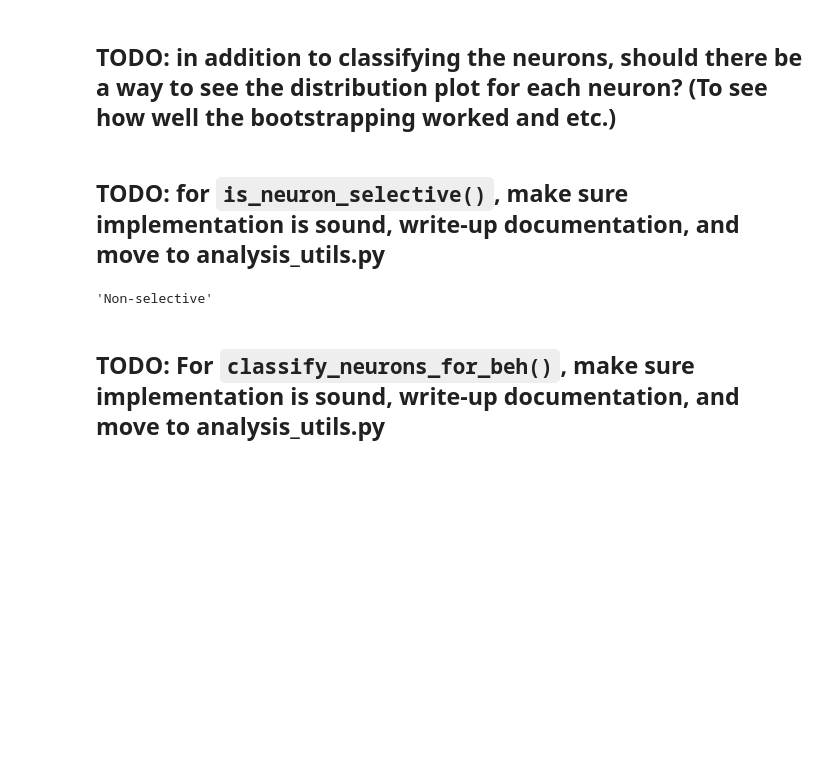
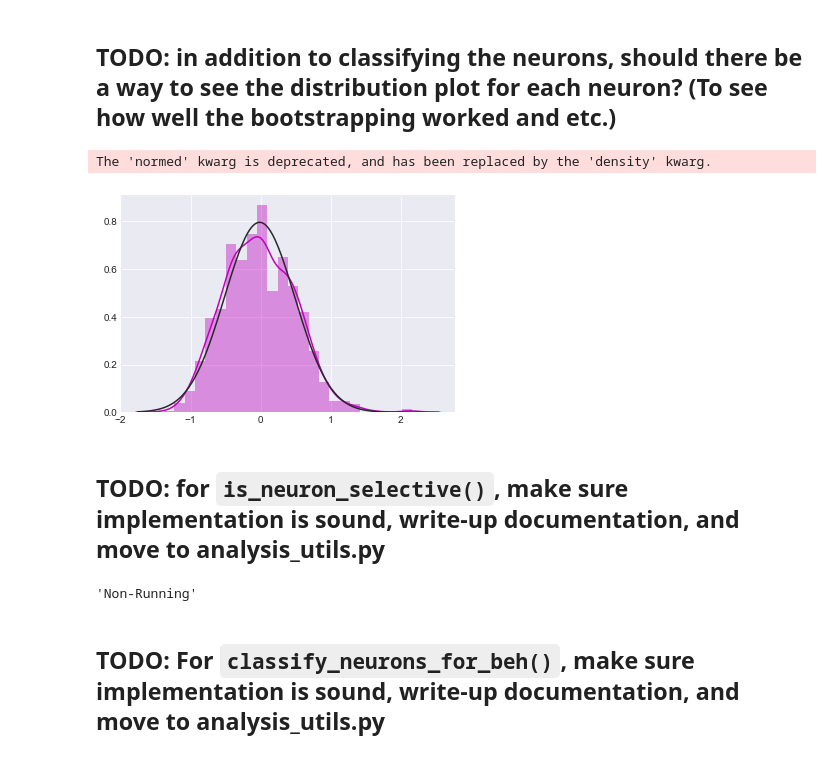
Before and after one commit to smu160/PvsNP, a Jupyter notebook: EPM_Analysis.ipynb, the cells around one changed output. Saved outputs shown, nothing was run; the diff lists cells and outputs as text; code cells hidden in the pictures; blank space fills up the shorter version.

```diff
--- a/EPM_Analysis.ipynb
+++ b/EPM_Analysis.ipynb
@@ -198,7 +249,10 @@ bootstrapped_for_running = shuffle(1000, cell_transients_dataframe, behavior_df,
 # %% [markdown]
 ## TODO: in addition to classifying the neurons, should there be a way to see the distribution plot for each neuron? (To see how well the bootstrapping worked and etc.)
 # %%
-# sns.distplot(bootstrapped[neuron].tolist(), color='m', fit=stats.norm);
+sns.distplot(BST_RUN["neuron46"].tolist(), color='m', fit=stats.norm);
+# %% [output]
+The 'normed' kwarg is deprecated, and has been replaced by the 'density' kwarg.
+[figure, added]
 # %% [markdown]
 ## TODO: for `is_neuron_selective()`, make sure implementation is sound, write-up documentation, and move to analysis_utils.py
 # %%
@@ -217,9 +271,9 @@ def is_neuron_selective(bootstrapped_df, real_d_df, neuron, behavior_name, hi_pe
     else:
         return "Non-selective"
 # %%
-is_neuron_selective(bootstrapped_for_running, real_d_df, "neuron42", "Running", 87.5, 5)
+is_neuron_selective(YAY, real_d_df, "neuron42", "Running", 87.5, 5)
 # %% [output]
-'Non-selective'
+'Non-Running'
 # %% [markdown]
 ## TODO: For `classify_neurons_for_beh()`, make sure implementation is sound, write-up documentation, and move to analysis_utils.py
 # %%
```
Also changed, not shown: parts of 11 cells of this notebook.
